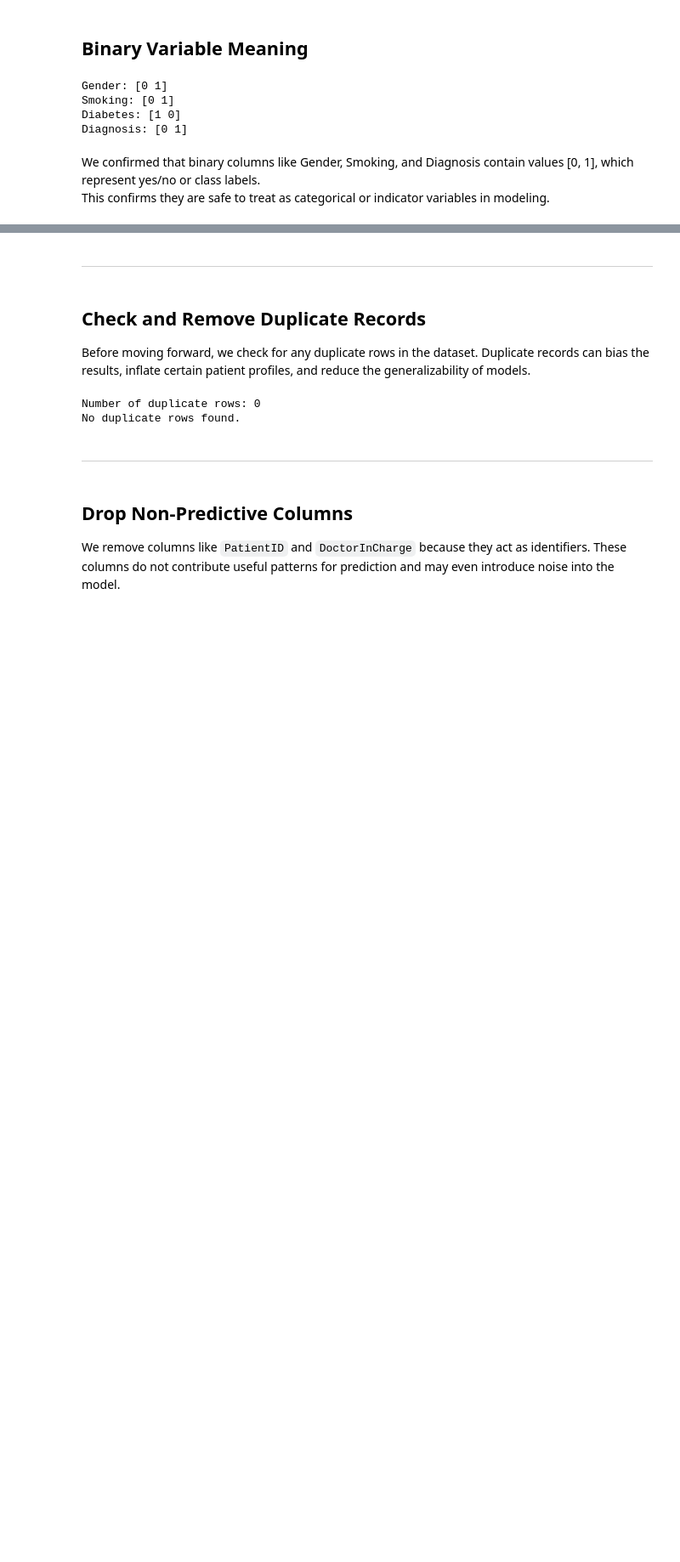
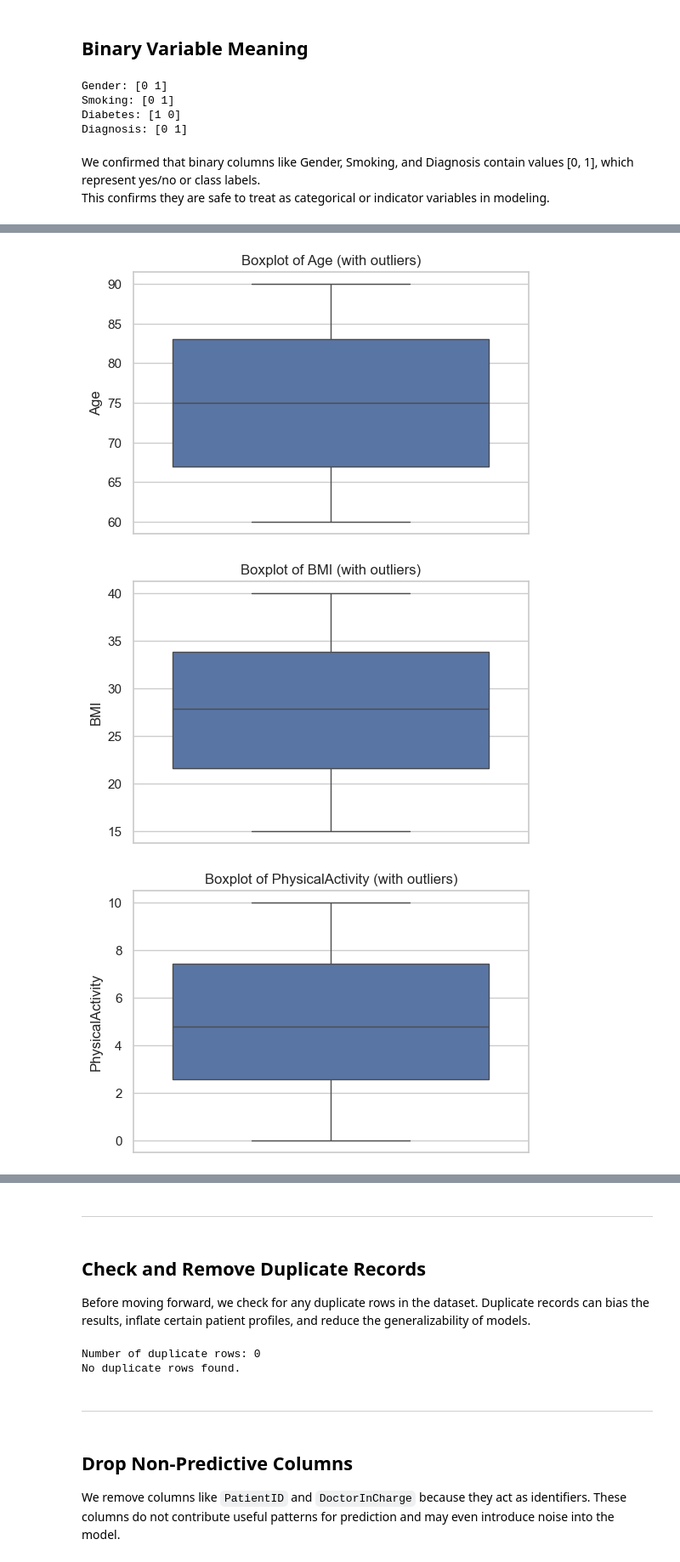
Before and after one commit to FeliciaFavrholdt/BI_EXAM, a Jupyter notebook: Analysis/notebooks/02_Data_Loading_And_Preprocessing.ipynb, the cells around one changed output, grey strips where cells are left out. Shown at 85% size. Saved outputs shown, nothing was run; the diff lists cells and outputs as text; code cells hidden in the pictures; blank space fills up the shorter version.

```diff
--- a/Analysis/notebooks/02_Data_Loading_And_Preprocessing.ipynb
+++ b/Analysis/notebooks/02_Data_Loading_And_Preprocessing.ipynb
@@ -493,0 +511,10 @@ This confirms they are safe to treat as categorical or indicator variables in mo
+# %%
+for col in continuous_features:
+    plt.figure(figsize=(6, 4))
+    sns.boxplot(y=df_clean[col], showfliers=True)
+    plt.title(f'Boxplot of {col} (with outliers)')
+    plt.show()
+# %% [output]
+[figure, added]
+[figure, added]
+[figure, added]
```
Also changed, not shown: parts of 9 cells of this notebook, 38 other files.
